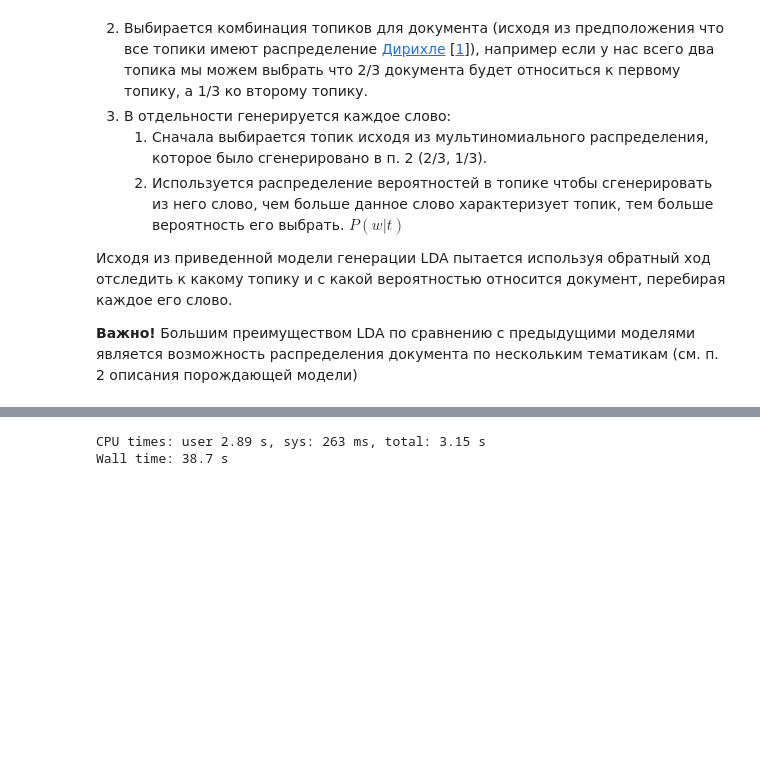
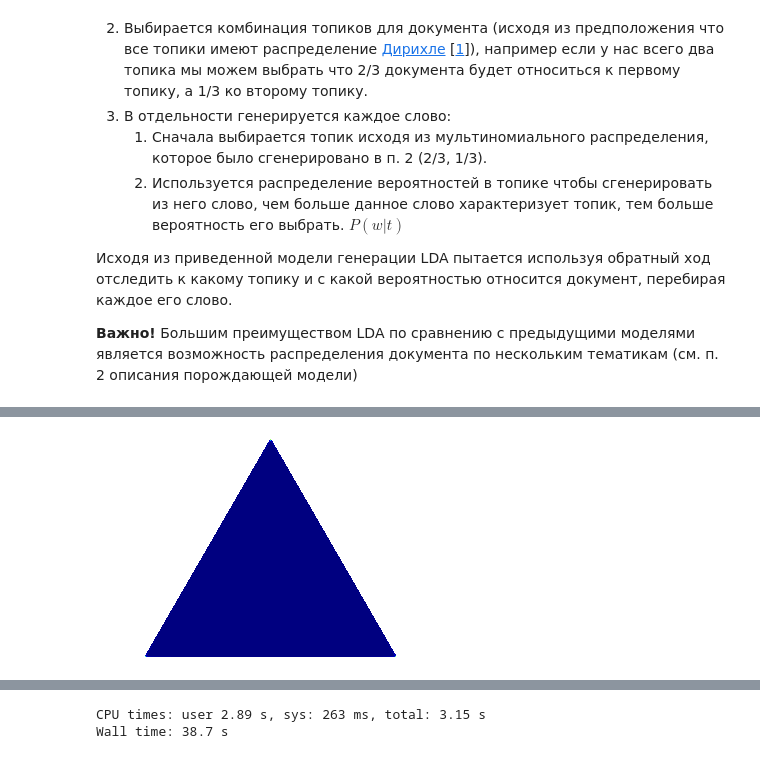
Before and after one commit to MaximSinyaev/tutorials, a Jupyter notebook: lda_tutorial/LDA_LSA_tutorial.ipynb, the cells around one changed output, grey strips where cells are left out. Cells and saved outputs as stored; diff of their text form; code cells hidden in the pictures; blank space fills up the shorter version.

Commit message:
Dirichle dist added

```diff
--- a/lda_tutorial/LDA_LSA_tutorial.ipynb
+++ b/lda_tutorial/LDA_LSA_tutorial.ipynb
@@ -330,6 +334,10 @@ get_topics_keywords(nmf_kl, terms)
 **Распределение Дирихле** - непрерывное распределение вероятностей, носителем которого является k-мерный симплекc $∆k={q∈Rk|∑ki=1qi= 1, qj≥0,j= 1,...,k}$
 
 ![dir_dist.jpg](dir_dist.jpg)
+# %%
+dd.draw_pdf_contours(dd.Dirichlet([0.33,0.33,0.33]))
+# %% [output]
+[figure, added]
 # %% [markdown]
 **Обучение**
 
```
Also changed, not shown: parts of 6 cells of this notebook, 1 other file.
